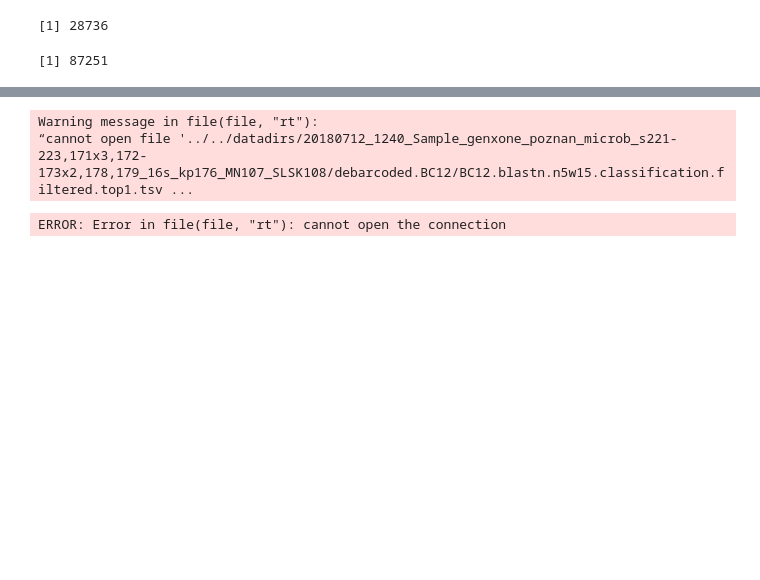
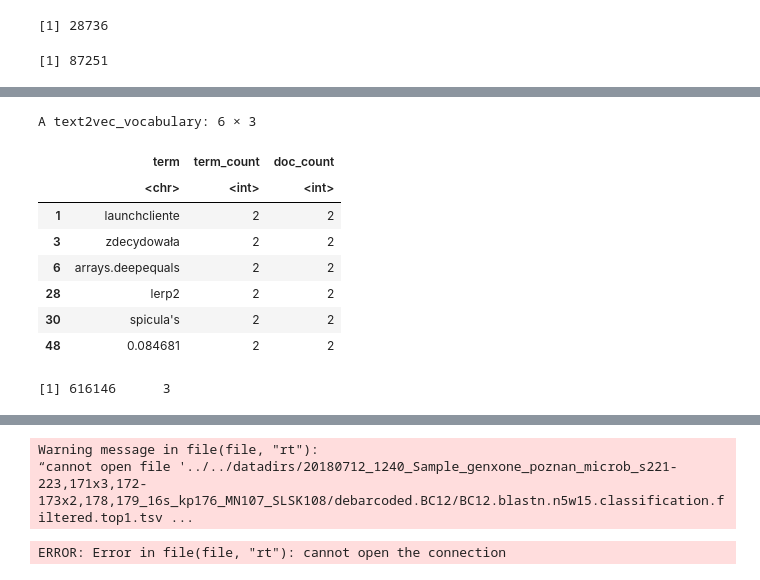
Before and after one commit to macieksk/hackyeah2019, a Jupyter notebook: jupyter_init_workspace/R_hackyeah2019_macieksk.ipynb, the cells around one changed output, grey strips where cells are left out. Drawn from its saved outputs; the diff is of its cells as text; code cells hidden in the pictures; blank space fills up the shorter version.

```diff
--- a/jupyter_init_workspace/R_hackyeah2019_macieksk.ipynb
+++ b/jupyter_init_workspace/R_hackyeah2019_macieksk.ipynb
@@ -192,0 +243,16 @@ system.time(vocab <- create_vocabulary(it))
+# %%
+vocab <- prune_vocabulary(vocab_all, term_count_min = 2L)
+#vocab <- prune_vocabulary(vocab_all, term_count_min = 5L)
+head(vocab)
+dim(vocab)
+# %% [output]
+A text2vec_vocabulary: 6 × 3
+|  | term | term_count | doc_count |
+|  | <chr> | <int> | <int> |
+| 1 | launchcliente | 2 | 2 |
+| 3 | zdecydowała | 2 | 2 |
+| 6 | arrays.deepequals | 2 | 2 |
+| 28 | lerp2 | 2 | 2 |
+| 30 | spicula's | 2 | 2 |
+| 48 | 0.084681 | 2 | 2 |
+[1] 616146      3
```
Also changed, not shown: parts of 21 cells of this notebook.
